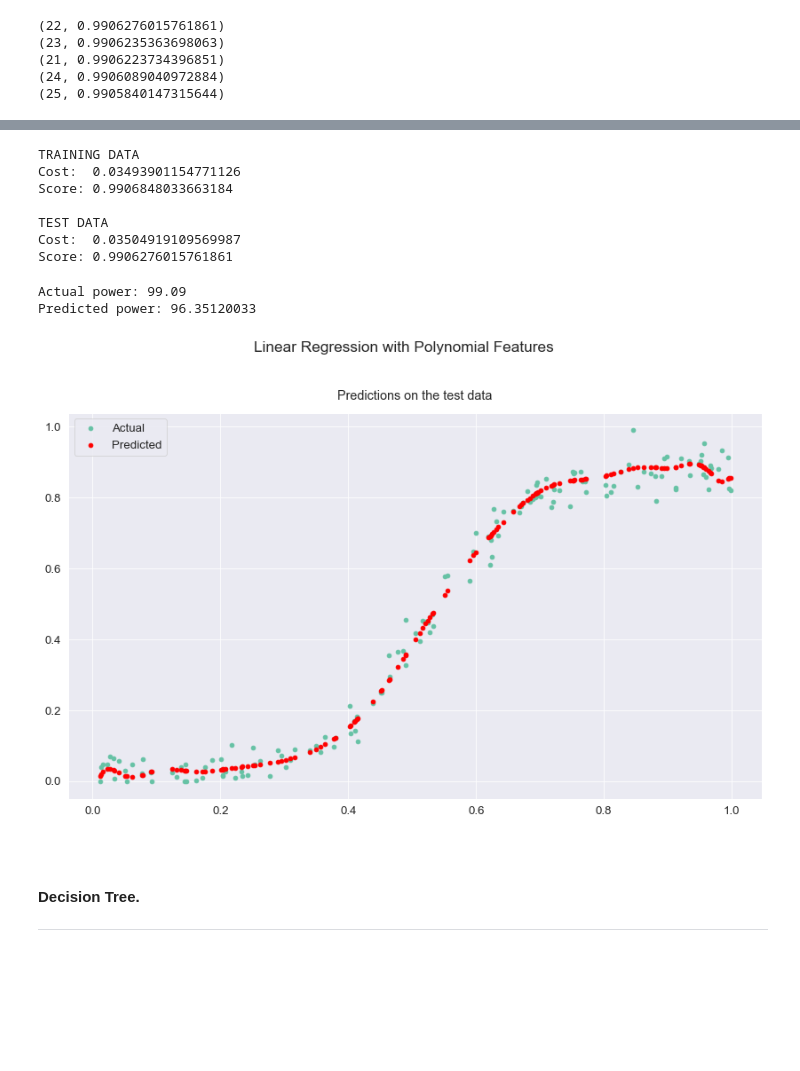
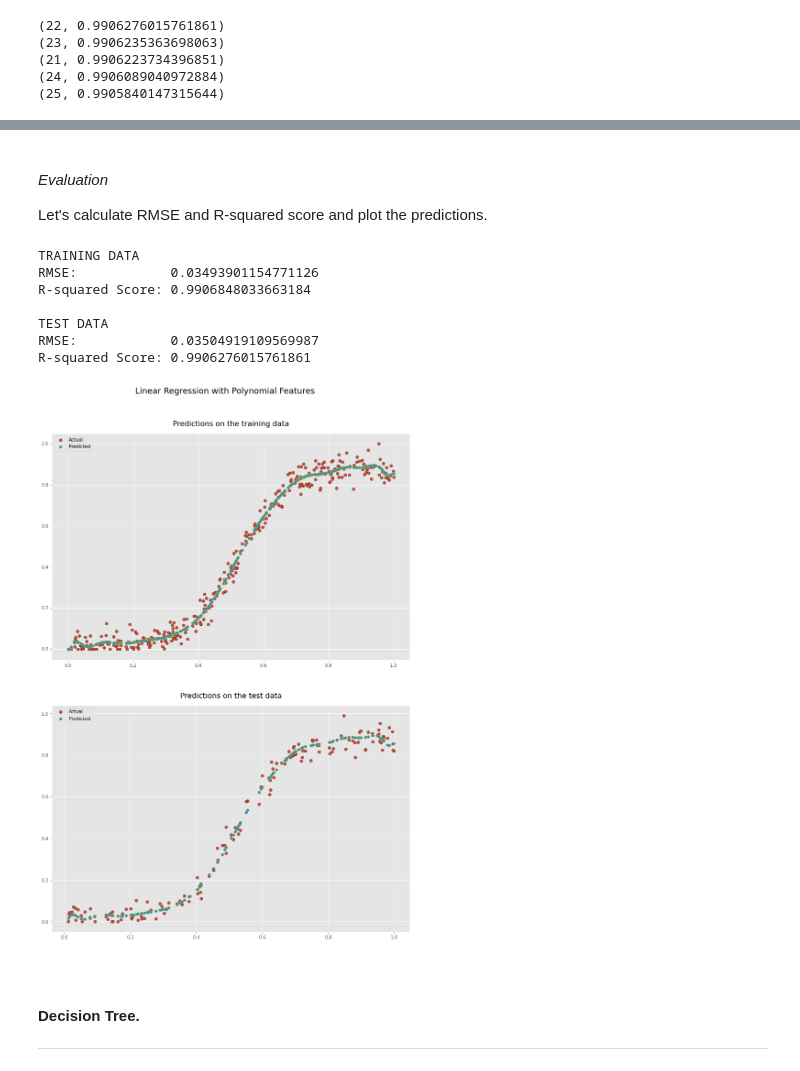
Before and after one commit to olgarozhdestvina/Machine-Learning-and-Statistics-Project, a Jupyter notebook: Power_production_model.ipynb, the cells around one changed output, grey strips where cells are left out. Drawn from its saved outputs; the diff is of its cells as text; code cells hidden in the pictures; blank space fills up the shorter version.

Commit message:
Removed seaborn and used matplotlib instead. Changed style and added plots for predictions on training data. Added markdown until the decision tree model.

```diff
--- a/Power_production_model.ipynb
+++ b/Power_production_model.ipynb
@@ -74,7 +79,8 @@ import seaborn as sns
 %matplotlib inline
 # %%
 # Theme for plots.
-sns.set_theme(palette="Set2", context="paper", font_scale=1.5, )
+plt.style.use('ggplot')
+plt.rcParams["figure.titlesize"] = 18
 
 # Plot size.
 plt.rcParams['figure.figsize'] = [14, 8]
@@ -177,13 +181,12 @@ df_new
 | 489 | 24.399 | 95.117 |
 477 rows × 2 columns
 # %%
+# Create a figure. axis and title.
+fig,ax = plt.subplots()
+fig.suptitle("Wind Turbine Power Production: without outliners", y=1.02)
+
 # Plot data.
-sns.relplot(data=df_new, x="speed", y="power")
-
-# Change plot size.
-fig = plt.gcf()
-fig.set_size_inches(14, 8)
-fig.suptitle("Wind Turbine Power Production: without outliners", y=1.02)
+ax.scatter(df_new.speed, df_new.power,edgecolor="black")
 
 # Show the plot.
 plt.show()
@@ -285,52 +319,47 @@ Now that we have the model created, we can fit it on the training data, make pre
+# %% [markdown]
+<br>
+
+_Evaluation_
+
+Let's calculate RMSE and R-squared score and plot the predictions.
 # %%
-# Create a pipeline with 22 degrees.
-pipeline = make_pipeline(PolynomialFeatures(22), md.LinearRegression())
+# Calculate a score and RMSE.
+print("TRAINING DATA\nRMSE: \t\t", mean_squared_error(power_train,y_train_pred, squared=False))
+print("R-squared Score:", r2_score(power_train, y_train_pred))
 
-# Fit the model on the training data.
-pipeline.fit(speed_train, power_train)
-
-# Predict power from traint and test speed.
-y_train_pred = pipeline.predict(speed_train)
-y_test_pred = pipeline.predict(speed_test)
-
-# Calculate a score and mse.
-print("TRAINING DATA\nCost: ", np.sqrt(mean_squared_error(power_train,y_train_pred)))
-print("Score:", r2_score(power_train, y_train_pred))
-
-print("\nTEST DATA\nCost: ", np.sqrt(mean_squared_error(power_test,y_test_pred)))
-print("Score:", r2_score(power_test,y_test_pred))
+print("\nTEST DATA\nRMSE: \t\t", mean_squared_error(power_test,y_test_pred, squared=False))
+print("R-squared Score:", r2_score(power_test,y_test_pred))
 # %% [output]
 TRAINING DATA
-Cost:  0.03493901154771126
-Score: 0.9906848033663184
+RMSE:            0.03493901154771126
+R-squared Score: 0.9906848033663184
 
 TEST DATA
-Cost:  0.03504919109569987
-Score: 0.9906276015761861
+RMSE:            0.03504919109569987
+R-squared Score: 0.9906276015761861
-# %%
-power_test_unscaled = str(scaler.inverse_transform(power_test)[5])[1:-1]
-print(f"Actual power: {power_test_unscaled}")
-print(f"Predicted power: {str(scaler.inverse_transform(y_test_pred)[5])[1:-1]}")
-# %% [output]
-Actual power: 99.09
-Predicted power: 96.35120033
 # %%
 # Create a figure, axis and titles.
-fig, ax = plt.subplots()
-fig.suptitle("Linear Regression with Polynomial Features", y=1.02)
-ax.set_title("Predictions on the test data",y=1.02)
+fig, [ax1,ax2] = plt.subplots(2,1, figsize=(14,20))
+fig.suptitle("Linear Regression with Polynomial Features", y = 0.95)
+ax1.set_title("Predictions on the training data",y=1.02, fontsize=16)
+ax2.set_title("Predictions on the test data",y=1.02, fontsize=16)
 
 # Plot actual test data and predictions.
-ax.scatter(speed_test, power_test, label="Actual")
-ax.scatter(speed_test, y_test_pred, c="red", label="Predicted")
+ax1.scatter(speed_train, power_train,edgecolor="black",  label="Actual")
+ax1.scatter(speed_train, y_train_pred, edgecolor="y", label="Predicted")
+
+# Plot actual test data and predictions.
+ax2.scatter(speed_test, power_test, edgecolor="black", label="Actual")
+ax2.scatter(speed_test, y_test_pred, edgecolor="y", label="Predicted")
 
 # Show legend.
-plt.legend(loc='upper left')
+ax1.legend(loc='upper left')
+ax2.legend(loc='upper left')
 
 # Show the plot.
 plt.show()
 # %% [output]
-[figure, old version]
+[figure, new version]
 # %% [markdown]
 <br>
 
```
Also changed, not shown: parts of 35 cells of this notebook.
